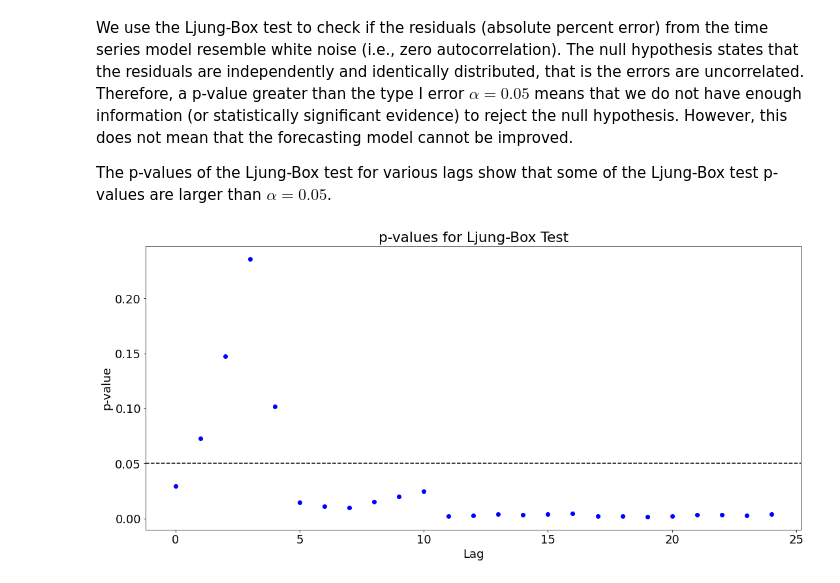
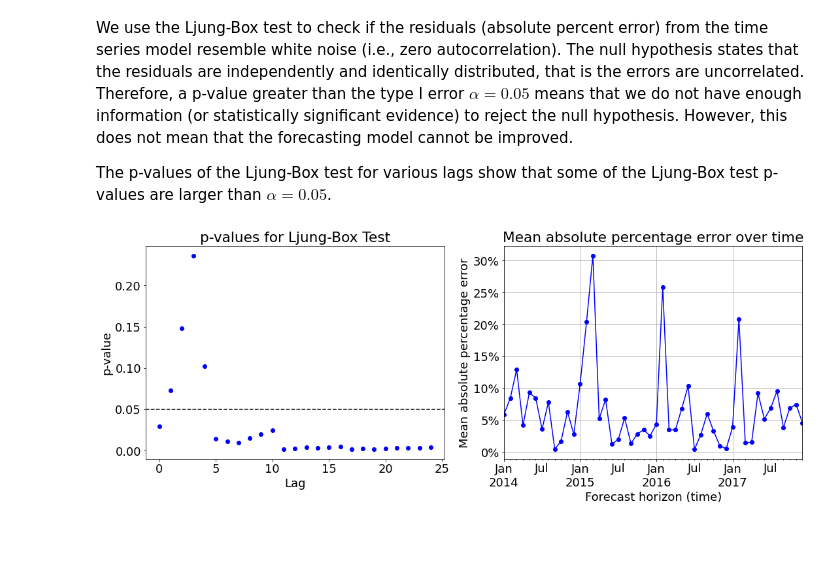
Before and after one commit to Owerre/Time-Series-Forecasting, a Jupyter notebook: fatality-forecast/notebooks/04-prophet.ipynb, the cells around one changed output. Cells and saved outputs as stored; diff of their text form; code cells hidden in the pictures; blank space fills up the shorter version.

```diff
--- a/fatality-forecast/notebooks/04-prophet.ipynb
+++ b/fatality-forecast/notebooks/04-prophet.ipynb
@@ -158,6 +158,7 @@ The residuals plots displayed below show that the standardized residuals fall be
 plt.figure(figsize = (18,6))
 residual = y_test-results['yhat']
 rstandard = (residual-np.mean(residual))/np.std(residual)
+mape = np.abs(residual)*100/np.abs(y_test)
 
 plt.subplot(121)
 rstandard.plot(color = 'b', marker = 'o')
@@ -182,14 +183,25 @@ We use the Ljung-Box test to check if the residuals (absolute percent error) fro
 The p-values of the Ljung-Box test for various lags show that some
 of the Ljung-Box test p-values are larger than $\alpha = 0.05$.
 # %%
-plt.figure(figsize = (18,8))
+plt.figure(figsize = (18,6))
+plt.subplot(121)
 plt.plot(acorr_ljungbox(residual, lags = 25)[1], 'o', color = 'b')
 plt.axhline(y=0.05,linestyle= '--', color = 'k')
 plt.ylabel('p-value')
 plt.xlabel('Lag')
 # plt.ylim([0,1])
 plt.title('p-values for Ljung-Box Test')
+
+plt.subplot(122)
+mape.plot(color = 'b', marker = 'o')
+plt.grid(True)
+plt.xlabel('Forecast horizon (time)')
+plt.ylabel('Mean absolute percentage error')
+plt.title('Mean absolute percentage error over time')
+label = ['0%', '5%', '10%', '15%', '20%', '25%', '30%']
+plt.yticks(np.arange(0,32,5),label)
+plt.show()
 # plt.savefig('../images/figlb.png')
 plt.show()
 # %% [output]
-[figure, old version]
+[figure, new version]
```
Also changed, not shown: 3 other files.
